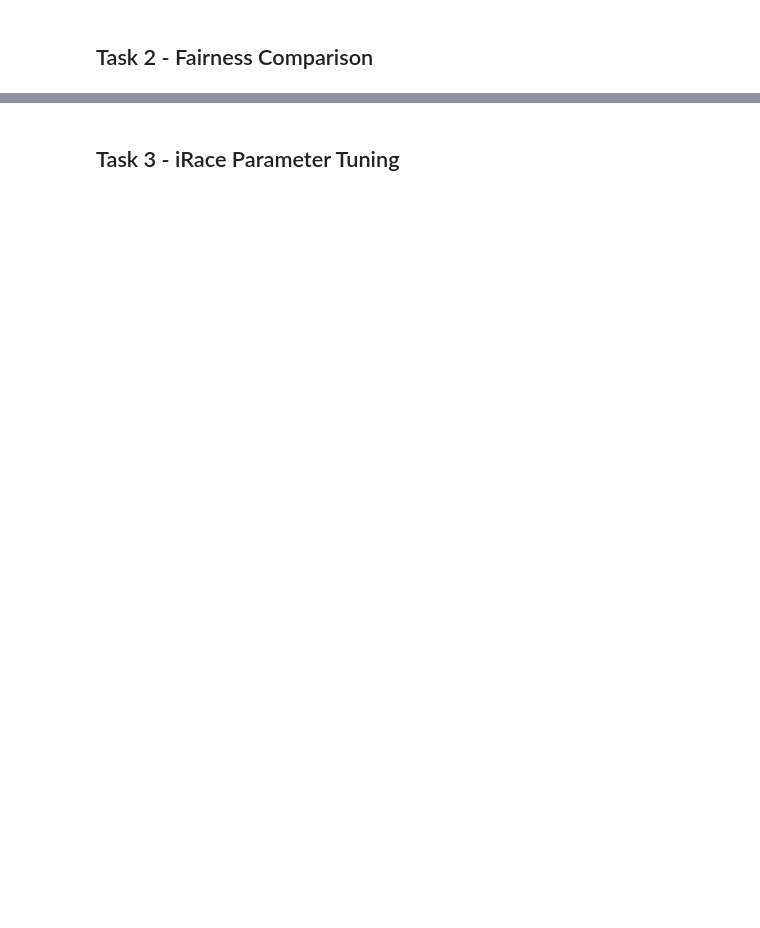
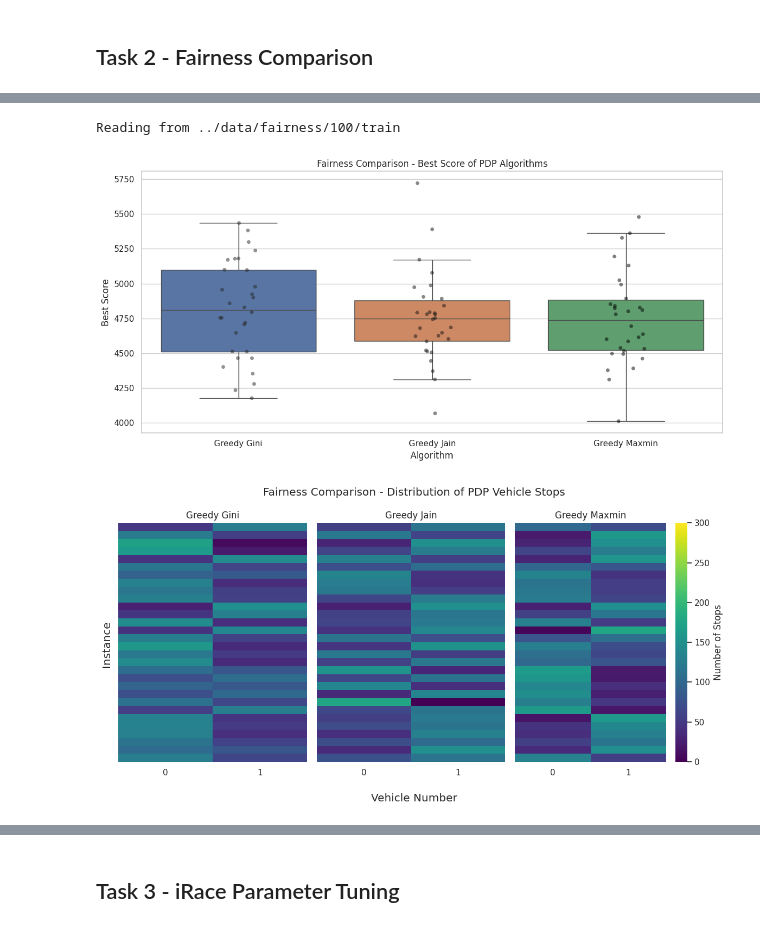
Before and after one commit to rijkman/heuristic-optimization-2025ws-2, a Jupyter notebook: plots/analysis.ipynb, the cells around one changed output, grey strips where cells are left out. Drawn from its saved outputs; the diff is of its cells as text; code cells hidden in the pictures; blank space fills up the shorter version.

```diff
--- a/plots/analysis.ipynb
+++ b/plots/analysis.ipynb
@@ -193,4 +193,13 @@ Reading from ../data/fairness/1000/train
 [figure]
+# %%
+FAIRNESS_TITLE = "Fairness Comparison"
+exec_df, conv_df, exec_routes = read_data_executions(FAIRNESS_STORE_DIR, "100", "train", "greedy")
+plot_performance_boxplot(exec_df, "best_score", FAIRNESS_TITLE)
+plot_stops_heatmap(exec_routes, FAIRNESS_TITLE)
+# %% [output]
+Reading from ../data/fairness/100/train
+[figure, added]
+[figure, added]
 # %%
 FAIRNESS_TITLE = "Fairness Comparison"
 exec_df, conv_df, exec_routes = read_data_executions(FAIRNESS_STORE_DIR, "100", "train", "lns")
```
Also changed, not shown: parts of 5 cells of this notebook, 3 other files.
